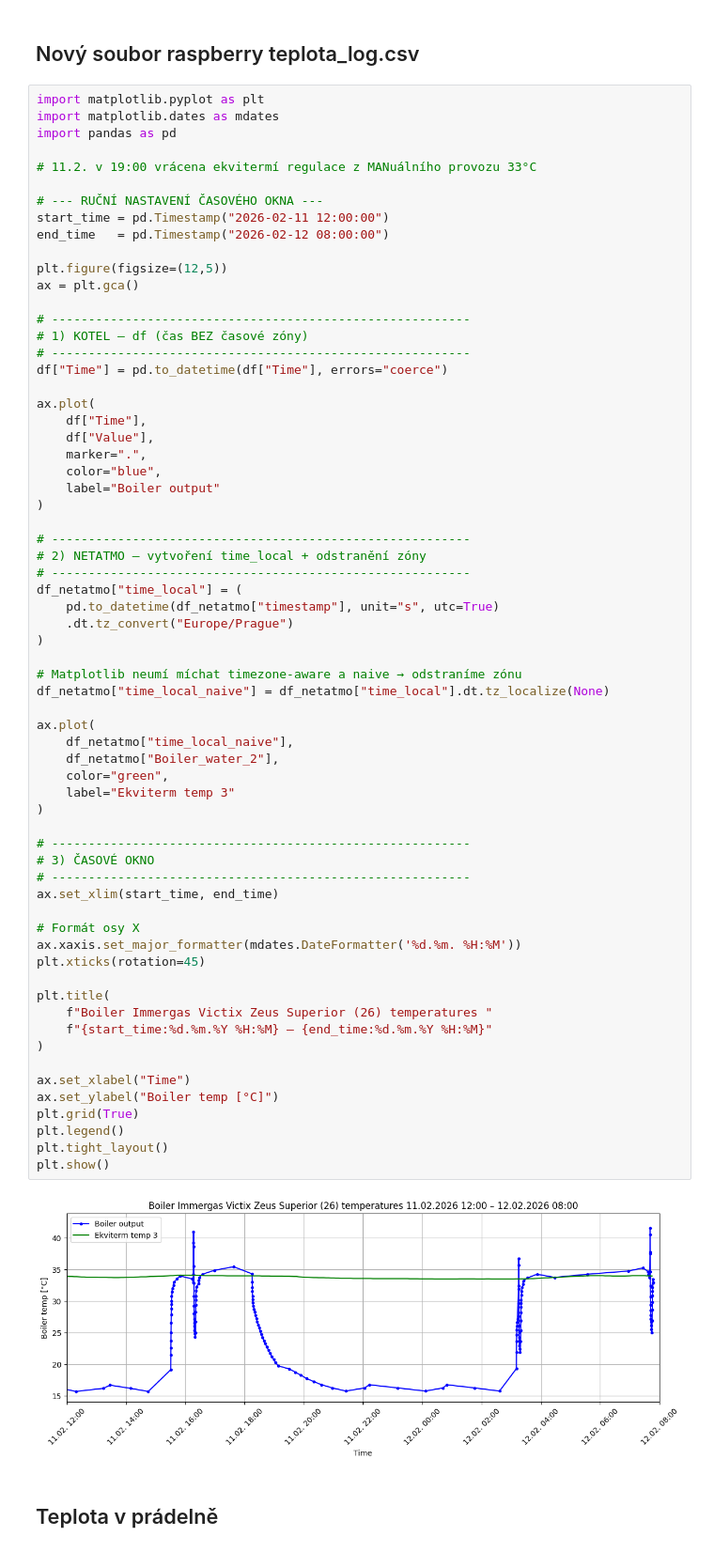
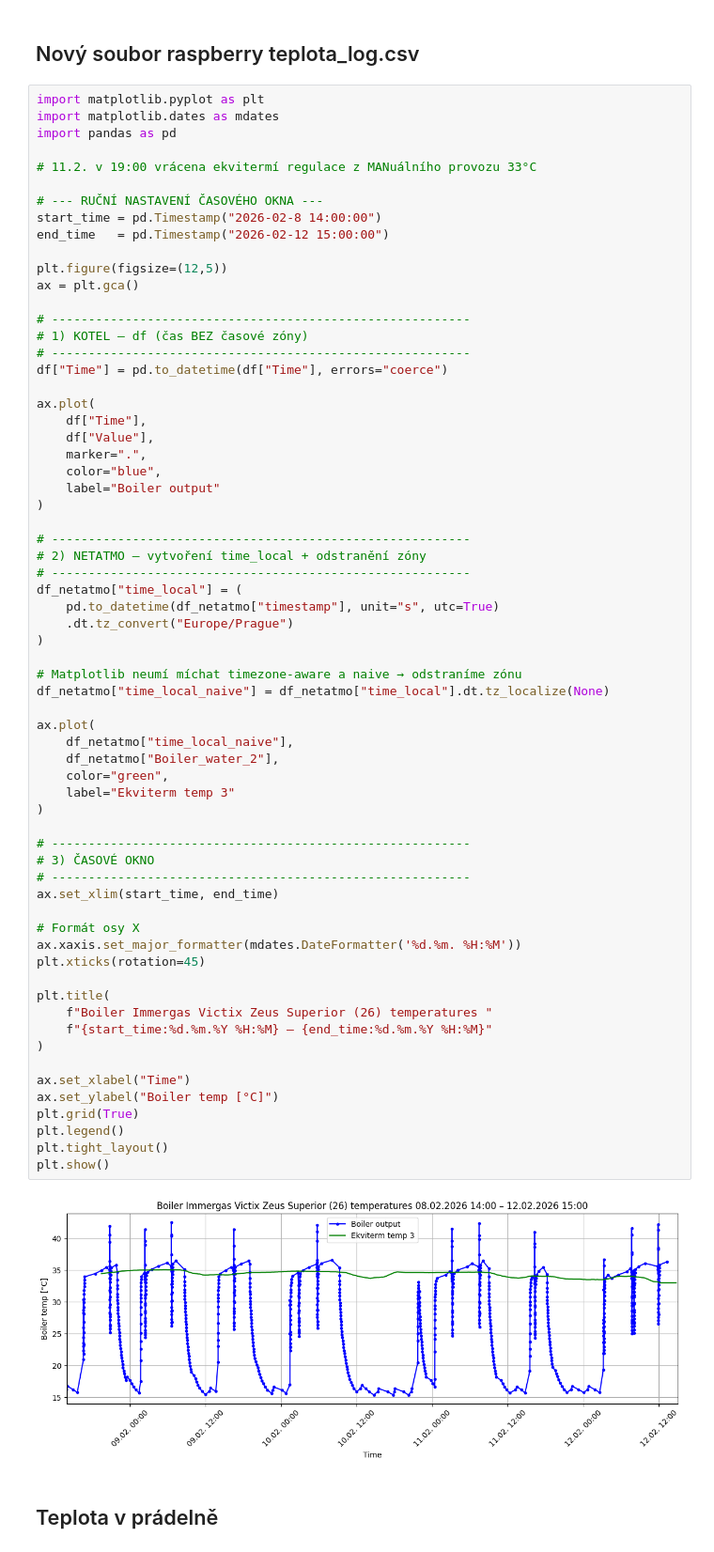
Before and after one commit to MarekCoderslab/Teploty_kotle, a Jupyter notebook: Teplota_kotle.ipynb, the cells around one changed output. Shown at 94% size. Saved outputs shown, nothing was run; the diff lists cells and outputs as text.

```diff
--- a/Teplota_kotle.ipynb
+++ b/Teplota_kotle.ipynb
@@ -279,8 +279,8 @@ import pandas as pd
 # 11.2. v 19:00 vrácena ekvitermí regulace z MANuálního provozu 33°C
 
 # --- RUČNÍ NASTAVENÍ ČASOVÉHO OKNA ---
-start_time = pd.Timestamp("2026-02-11 12:00:00")
-end_time   = pd.Timestamp("2026-02-12 08:00:00")
+start_time = pd.Timestamp("2026-02-8 14:00:00")
+end_time   = pd.Timestamp("2026-02-12 15:00:00")
 
 plt.figure(figsize=(12,5))
 ax = plt.gca()
@@ -310,34 +310,34 @@ df_netatmo["time_local"] = (
 df_netatmo["time_local_naive"] = df_netatmo["time_local"].dt.tz_localize(None)
 
 ax.plot(
     df_netatmo["time_local_naive"],
     df_netatmo["Boiler_water_2"],
     color="green",
     label="Ekviterm temp 3"
 )
 
 # ---------------------------------------------------------
 # 3) ČASOVÉ OKNO
 # ---------------------------------------------------------
 ax.set_xlim(start_time, end_time)
 
 # Formát osy X
 ax.xaxis.set_major_formatter(mdates.DateFormatter('%d.%m. %H:%M'))
 plt.xticks(rotation=45)
 
 plt.title(
     f"Boiler Immergas Victix Zeus Superior (26) temperatures "
     f"{start_time:%d.%m.%Y %H:%M} – {end_time:%d.%m.%Y %H:%M}"
 )
 
 ax.set_xlabel("Time")
 ax.set_ylabel("Boiler temp [°C]")
 plt.grid(True)
 plt.legend()
 plt.tight_layout()
 plt.show()
 # %% [output]
-[figure, old version]
+[figure, new version]
 # %% [markdown]
 ## Teplota v prádelně
 # %%
```
Also changed, not shown: parts of 9 cells of this notebook, 6 other files.
